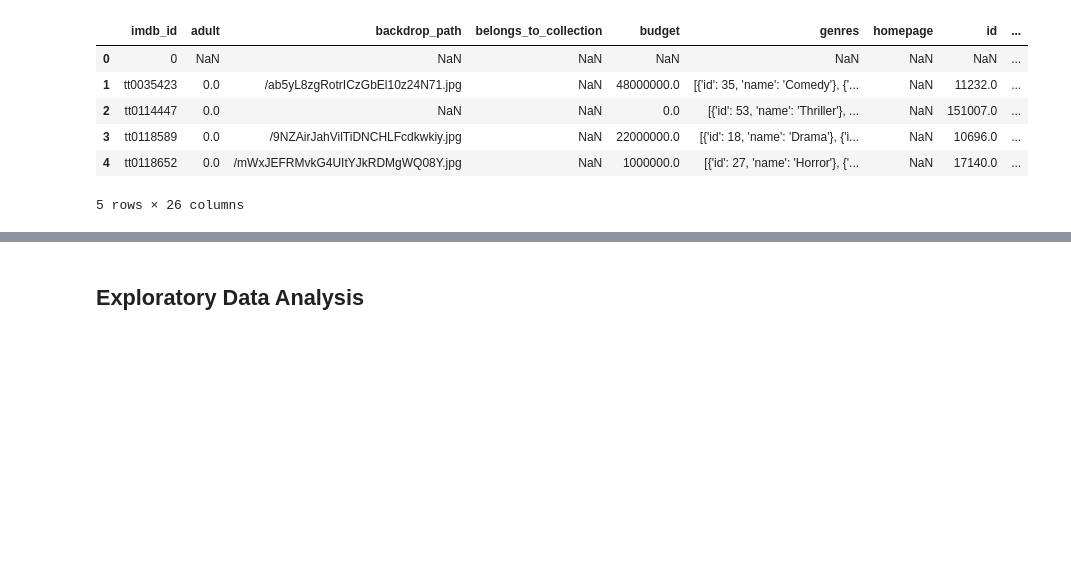
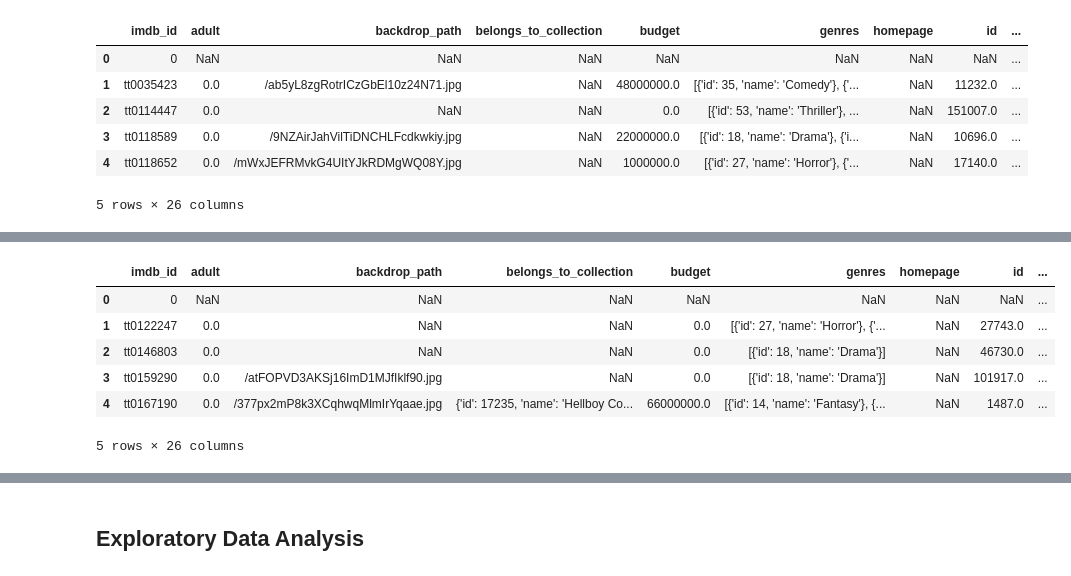
Before and after one commit to rdbhatkal/IMDB, a Jupyter notebook: Exploratory Data Analysis.ipynb, the cells around one changed output, grey strips where cells are left out. Drawn from its saved outputs; the diff is of its cells as text; code cells hidden in the pictures; blank space fills up the shorter version.

```diff
--- a/Exploratory Data Analysis.ipynb
+++ b/Exploratory Data Analysis.ipynb
@@ -33,0 +58,12 @@ year2001.head()
+# %%
+# Load in your csv.gz's of results for each year extracted
+year2004 = pd.read_csv("Data/final_tmdb_data_2004.csv.gz", low_memory = False)
+year2004.head()
+# %% [output]
+|  | imdb_id | adult | backdrop_path | belongs_to_collection | budget | genres | homepage | id | ... |
+| 0 | 0 | NaN | NaN | NaN | NaN | NaN | NaN | NaN | ... |
+| 1 | tt0122247 | 0.0 | NaN | NaN | 0.0 | [{'id': 27, 'name': 'Horror'}, {'... | NaN | 27743.0 | ... |
+| 2 | tt0146803 | 0.0 | NaN | NaN | 0.0 | [{'id': 18, 'name': 'Drama'}] | NaN | 46730.0 | ... |
+| 3 | tt0159290 | 0.0 | /atFOPVD3AKSj16ImD1MJfIklf90.jpg | NaN | 0.0 | [{'id': 18, 'name': 'Drama'}] | NaN | 101917.0 | ... |
+| 4 | tt0167190 | 0.0 | /377px2mP8k3XCqhwqMlmIrYqaae.jpg | {'id': 17235, 'name': 'Hellboy Co... | 66000000.0 | [{'id': 14, 'name': 'Fantasy'}, {... | NaN | 1487.0 | ... |
+5 rows × 26 columns
```
Also changed, not shown: parts of 21 cells of this notebook, 9 other files.
